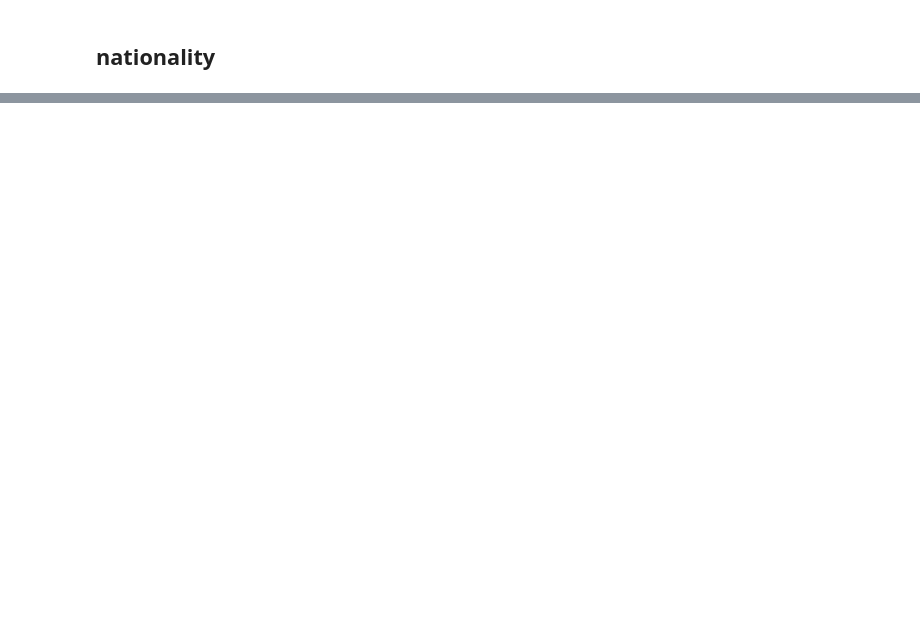
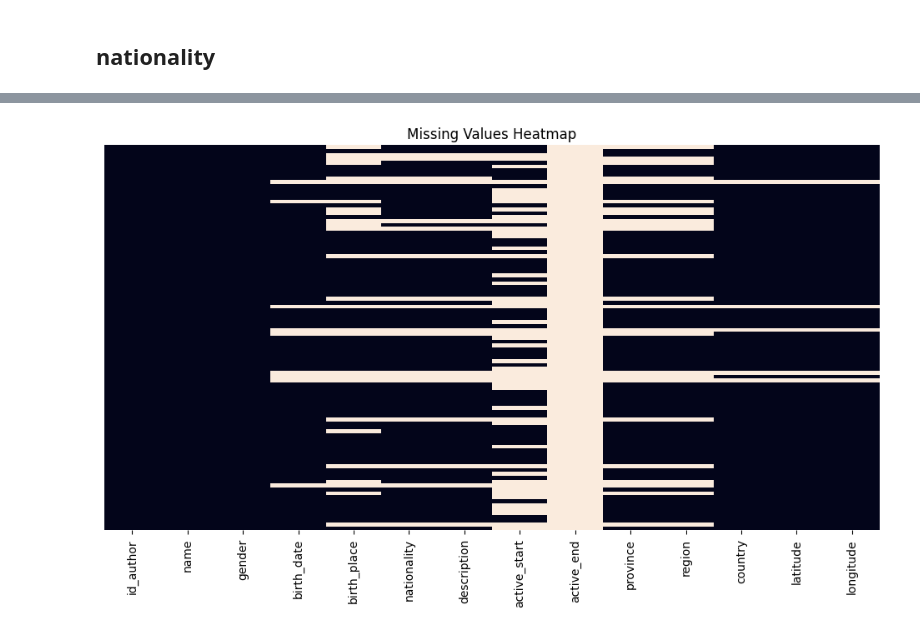
Before and after one commit to Ankit-Bhagat851/DSS-Project, a Jupyter notebook: Chi/artists_understanding.ipynb, the cells around one changed output, grey strips where cells are left out. Cells and saved outputs as stored; diff of their text form; code cells hidden in the pictures; blank space fills up the shorter version.

```diff
--- a/Chi/artists_understanding.ipynb
+++ b/Chi/artists_understanding.ipynb
@@ -474,0 +397,16 @@ H3LatLngDomainError:
+# %%
+CACHE = {
+    "wikidata": {},
+    "musicbrainz": {},
+    "wikipedia_desc": {}
+}
+
+def safe_request(url, params=None, headers=None, retries=3, delay=1):
+    for i in range(retries):
+        try:
+            r = requests.get(url, params=params, headers=headers, timeout=10)
+            r.raise_for_status()
+            return r
+        except Exception as e:
+            time.sleep(delay)
+    return None
@@ -474,0 +485,2 @@ H3LatLngDomainError:
+# %%
+df_cleaned = fill_from_musicbrainz(df_cleaned)
@@ -474,0 +517,19 @@ H3LatLngDomainError:
+# %%
+province_to_country = {
+    "Genova": "Italy",
+    "Montréal": "Canada"}
+
+mask = df_cleaned["country"].isin(province_to_country.keys())
+
+#Move value from country → province
+df_cleaned.loc[mask, "province"] = df_cleaned.loc[mask, "country"]
+
+#Infer country from province
+df_cleaned.loc[mask, "country"] = df_cleaned.loc[mask, "province"].map(province_to_country)
+province_to_region = {
+    "Genova": "Liguria",
+    "Montréal": "Quebec"
+}
+
+# fill region manually
+df_cleaned.loc[mask, "region"] = df_cleaned.loc[mask, "province"].map(province_to_region)
@@ -474,0 +646,2 @@ H3LatLngDomainError:
+# %%
+df_cleaned = fill_from_geocode(df_cleaned)
@@ -474,0 +681,7 @@ H3LatLngDomainError:
+# %%
+plt.figure(figsize=(12, 6))
+sns.heatmap(df_cleaned.isnull(), cbar=False, yticklabels=False)
+plt.title("Missing Values Heatmap")
+plt.show()
+# %% [output]
+[figure, added]
```
Also changed, not shown: parts of 46 cells of this notebook, 1 other file.
